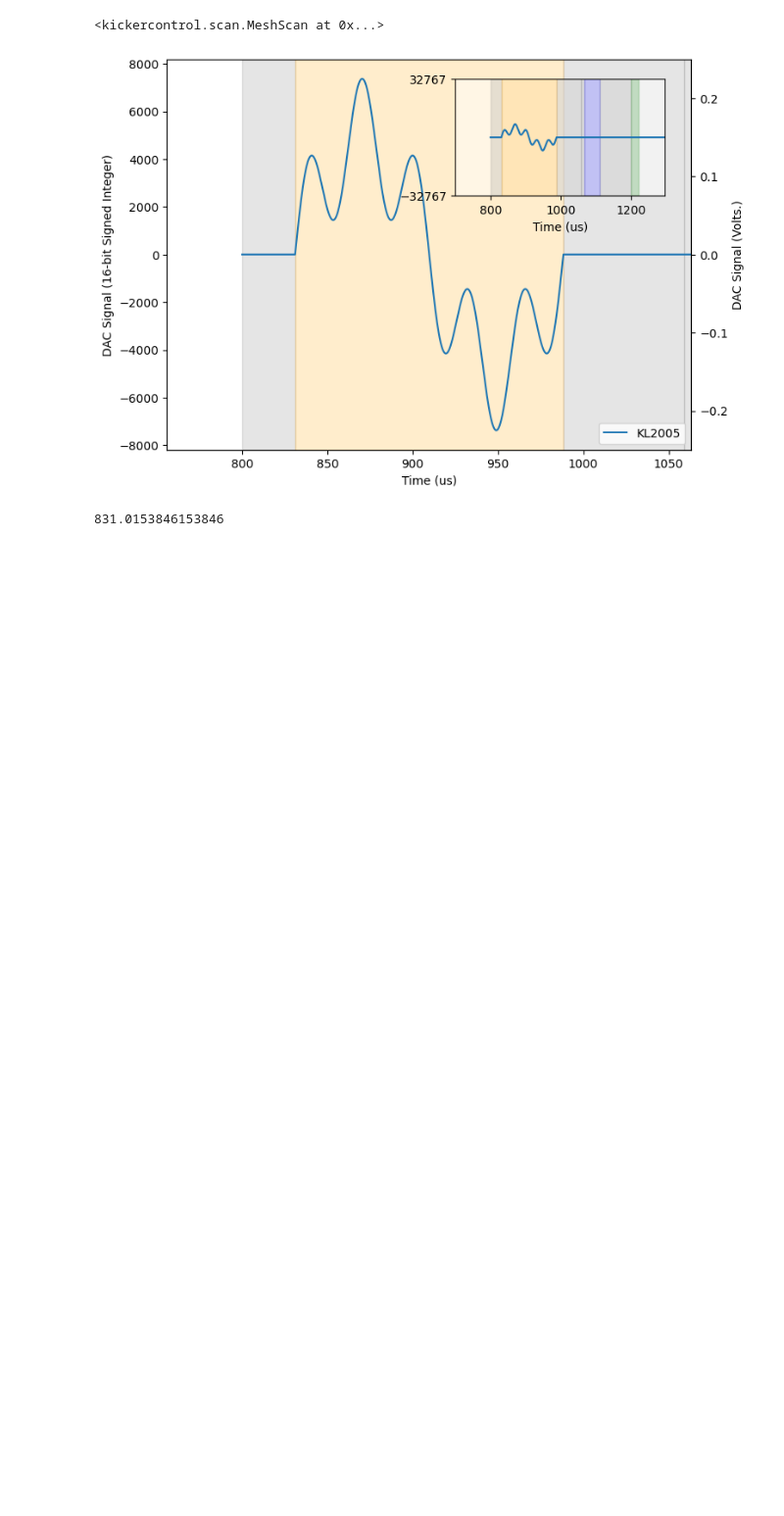
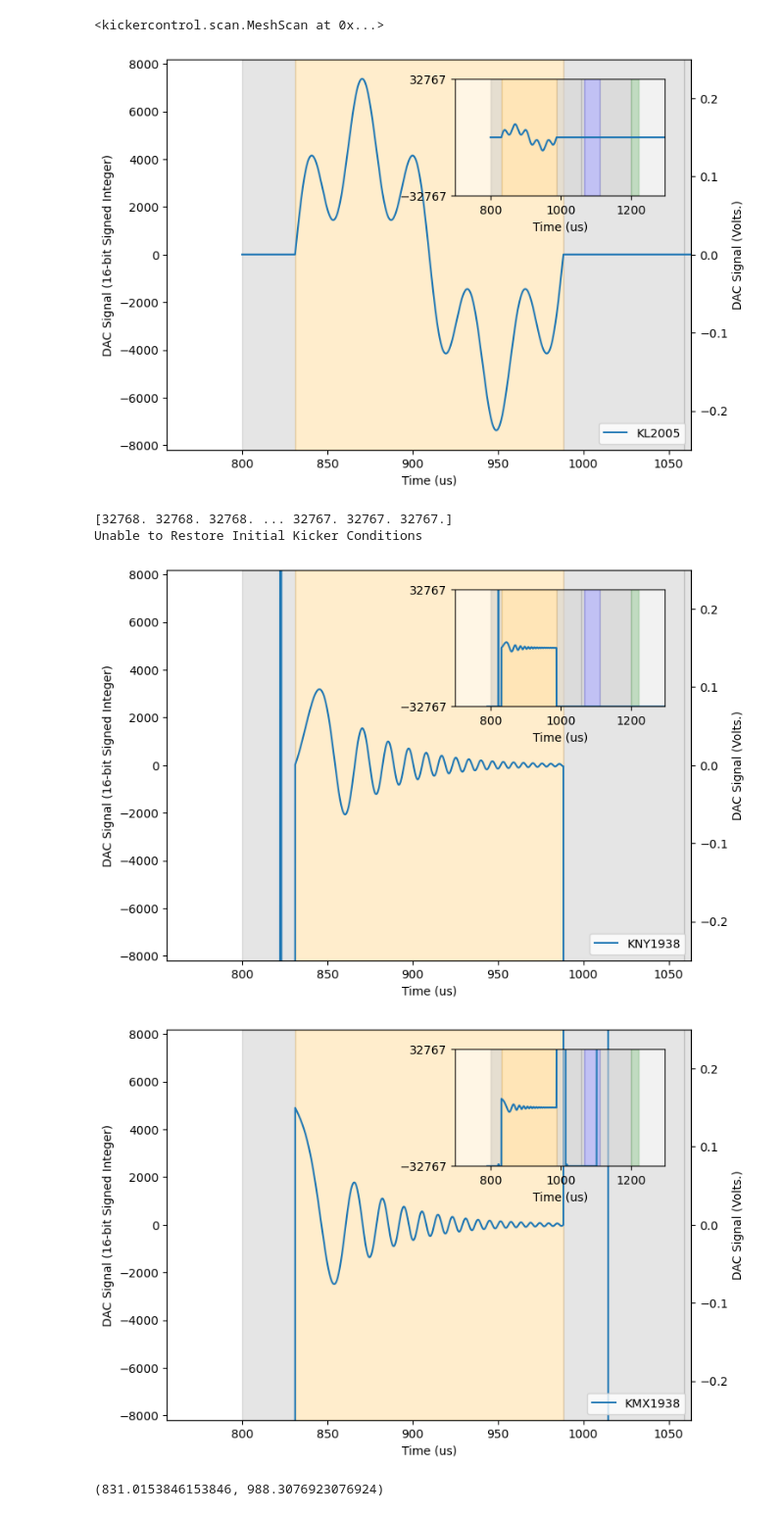
Before and after one commit to twguest/XSynth, a Jupyter notebook: docs/FD_Nov24.ipynb, the cells around one changed output. Shown at 98% size. Cells and saved outputs as stored; diff of their text form; code cells hidden in the pictures; blank space fills up the shorter version.

```diff
--- a/docs/FD_Nov24.ipynb
+++ b/docs/FD_Nov24.ipynb
@@ -107,7 +109,47 @@ display = True, wait_time=1)
 Unable to Restore Initial Kicker Conditions
 <kickercontrol.scan.MeshScan at 0x...>
 [figure]
-# %%
-ti
-# %% [output]
-831.0153846153846
+# %%
+## Spiral
+
+import numpy as np
+from matplotlib import pyplot as plt
+from kickercontrol.main import SignalGenerator
+from kickercontrol.device import (KL2005, KMX1938, KMX1965, KNY1938, KNY1965)
+
+from kickercontrol.timing import get_region_bounds
+
+ti, tf = get_region_bounds('2')
+
+X = SignalGenerator([KNY1938],
+                oscillator_variables=[{"V0": ti,
+                                       "V1": tf,
+                                       "V2": 0,
+                                       "V3": 0.15,
+                                       "V4": 1/(tf-ti),
+                                       "V5": 4.605 / (tf-ti),
+                                       "V6":0.1}],
+                                       oscillators=['custom'],
+                                       expression="V2 + (V3 * np.exp(-V5 * (t - V0))) * np.sin(2 * np.pi * V4 * (1 + V6 * (t - V0)) * (t - V0))")
+
+
+Y = SignalGenerator([KMX1938],
+                oscillator_variables=[{"V0": ti,
+                                       "V1": tf,
+                                       "V2": 0,
+                                       "V3": 0.15,
+                                       "V4": 1/(tf-ti),
+                                       "V5": 4.605 / (tf-ti),
+                                       "V6":0.1}],
+                                       oscillators=['custom'],
+                                       expression="V2 + (V3 * np.exp(-V5 * (t - V0))) * np.sin(2 * np.pi * V4 * (1 + V6 * (t - V0)) * (t - V0)+np.pi/2)")
+plt.show()
+plt.plot(Y.dac_generators[0].generated_signal['time'],X.dac_generators[0].generated_signal)
+plt.plot(Y.dac_generators[0].generated_signal['time'],Y.dac_generators[0].generated_signal)
+plt.xlim(ti,tf)
+# %% [output]
+[32768. 32768. 32768. ... 32767. 32767. 32767.]
+Unable to Restore Initial Kicker Conditions
+[figure, added]
+[figure, added]
+(831.0153846153846, 988.3076923076924)
```
Also changed, not shown: parts of 4 cells of this notebook, 3 other files.
